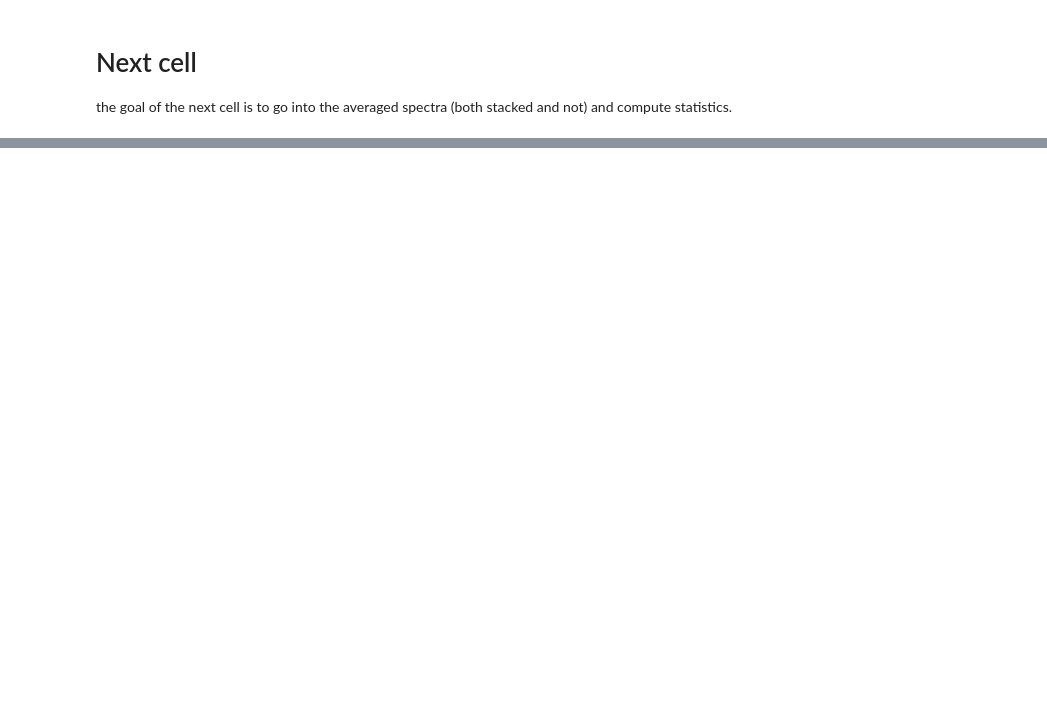
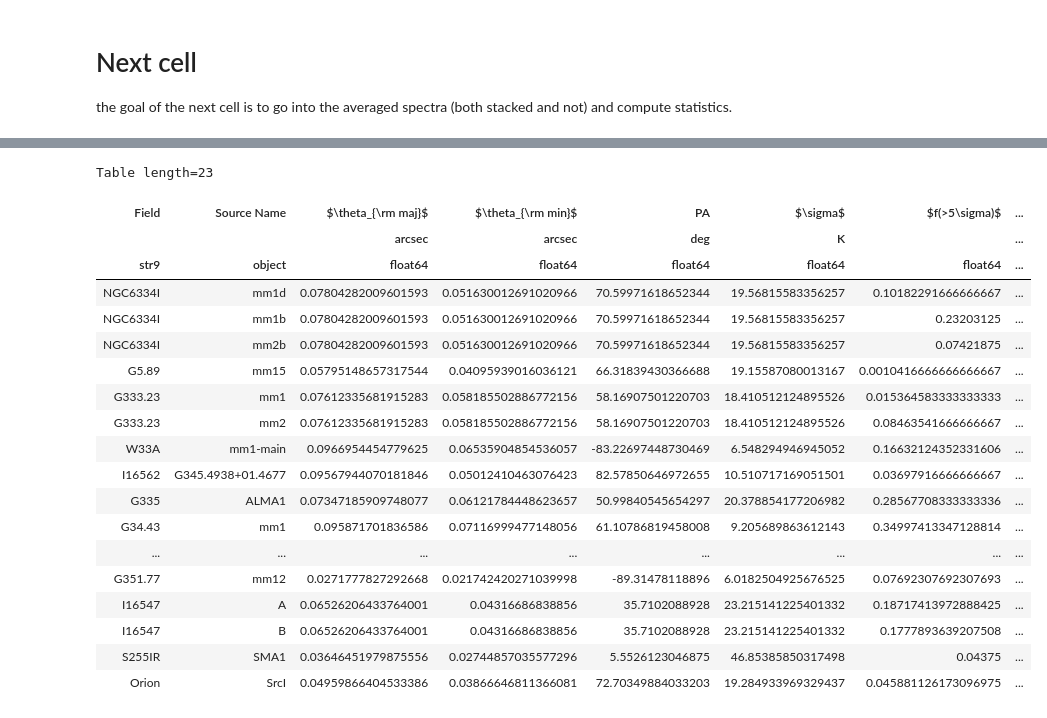
Before and after one commit to keflavich/saltmining, a Jupyter notebook: notebooks/SummarizeSanhueza.ipynb, the cells around one changed output, grey strips where cells are left out. Drawn from its saved outputs; the diff is of its cells as text; code cells hidden in the pictures; blank space fills up the shorter version.

```diff
--- a/notebooks/SummarizeSanhueza.ipynb
+++ b/notebooks/SummarizeSanhueza.ipynb
@@ -339,6 +487,6 @@ for row in tbl:
 # %%
 disk_name_mapping = {
-"NGC6334I_verysmall": "mm2b",
+"NGC6334I_verysmall": None,
 "NGC6334I_mm2b": "mm2b",
 "NGC6334I_mm1d": "mm1d",
 "NGC6334I_mm1b": "mm1b",
@@ -395,6 +543,10 @@ disk_name_mapping = {
 
 field_mapping = {
     'G333': 'G333.23',
+    'G11': 'G11.92',
+    'G351': 'G351.77',
+    's255ir': 'S255IR',
+    'orion': 'Orion',
 }
 # %%
 # This should be blank!!
@@ -422,9 +578,10 @@ latexdict['preamble'] = r'''
 latexdict['tablefoot'] = (r'''
 \par
 Observation properties.  The `Field' name indicates the region of the ALMA pointing.  The `Source Name' is the identifier of the disk candidate examined.
-$\theta$ gives the beam parameters.
+$\theta$ gives the beam parameters, with $\theta_{maj}$ [au] providing the physical size using the adopted distance.
 $\sigma$ is the average noise level of the field, which is averaged down by $N_{beams}^{1/2}$ to give $\sigma_{\rm avg}$, the noise level in the stacked spectrum.
 $f(>5\sigma)$ is the fraction of the stacked spectrum that is above five times $\sigma_{avg}$; it is used as a diagnostic of the line crowding in the spectrum covering 219.2--220.8 GHz, which is high for complex-molecule-rich regions.
+Section \ref{sec:COMS} provides additional details.
 ''')
 
 textbl=tbl.copy()
@@ -439,32 +596,59 @@ textbl[r"$\theta_{\rm maj}$"].unit = u.arcsec
 textbl.rename_column("bpa", "PA")
 textbl["PA"].unit = u.deg
 textbl.rename_column("field", "Field")
 textbl.rename_column("disk", "Source Name")
 textbl[r'$\sigma_{\rm avg}$'] = tbl['rmsK'] / tbl['nbeams_avgd']**0.5
 textbl[r'$\sigma_{\rm avg}$'].unit=u.K
 
 
 selrow = [ii for ii, row in enumerate(tbl) if disk_name_mapping[f"{row['field']}_{row['disk']}"] is not None]
 textbl['Field'] = [field_mapping[row['field']] if row['field'] in field_mapping else row['field'] for row in tbl]
 textbl['Source Name'] = [disk_name_mapping[f"{row['field']}_{row['disk']}"] for row in tbl]
 textbl = textbl[selrow]
 
 textbl[r'$\nu$ line'] = [nuline_dict[k1+k2]
                          if k1+k2 in nuline_dict
                          else nuline_dict[f'{k1} {k2}']
                          for k1,k2 in zip(textbl['Field'], textbl['Source Name'])]
+textbl['Distance'] = [distance_dict[k1+k2]
+                         if k1+k2 in distance_dict
+                         else distance_dict[f'{k1} {k2}']
+                         for k1,k2 in zip(textbl['Field'], textbl['Source Name'])]
+textbl['Distance'].unit = u.kpc
+distance_kpc = u.Quantity([float(x.strip(string.ascii_letters+"$^")) for x in textbl['Distance']], u.kpc)
 
 formats = {"$f(>5\sigma)$": lambda x: "{0:0.2f}".format(x),
            r"$N_{\rm beams}$": lambda x: f"{int(x):0d}",
            r"$\theta_{\rm min}$": lambda x:f"{x:0.3f}",
            r"$\theta_{\rm maj}$": lambda x:f"{x:0.3f}",
            "PA": lambda x:f"{x:0.1f}",
            r'$\sigma_{\rm avg}$': lambda x:f"{x:0.1f}",
            '$\sigma$': lambda x:f"{x:0.1f}",
           }
 
 
 textbl.write('data_summary.tex', format='ascii.latex', formats=formats, latexdict=latexdict, overwrite=True)
 textbl
+# %% [output]
+Table length=23
+| Field | Source Name | $\theta_{\rm maj}$ | $\theta_{\rm min}$ | PA | $\sigma$ | $f(>5\sigma)$ | ... |
+|  |  | arcsec | arcsec | deg | K |  | ... |
+| str9 | object | float64 | float64 | float64 | float64 | float64 | ... |
+| NGC6334I | mm1d | 0.07804282009601593 | 0.051630012691020966 | 70.59971618652344 | 19.56815583356257 | 0.10182291666666667 | ... |
+| NGC6334I | mm1b | 0.07804282009601593 | 0.051630012691020966 | 70.59971618652344 | 19.56815583356257 | 0.23203125 | ... |
+| NGC6334I | mm2b | 0.07804282009601593 | 0.051630012691020966 | 70.59971618652344 | 19.56815583356257 | 0.07421875 | ... |
+| G5.89 | mm15 | 0.05795148657317544 | 0.04095939016036121 | 66.31839430366688 | 19.15587080013167 | 0.0010416666666666667 | ... |
+| G333.23 | mm1 | 0.07612335681915283 | 0.058185502886772156 | 58.16907501220703 | 18.410512124895526 | 0.015364583333333333 | ... |
+| G333.23 | mm2 | 0.07612335681915283 | 0.058185502886772156 | 58.16907501220703 | 18.410512124895526 | 0.08463541666666667 | ... |
+| W33A | mm1-main | 0.0966954454779625 | 0.06535904854536057 | -83.22697448730469 | 6.548294946945052 | 0.16632124352331606 | ... |
+| I16562 | G345.4938+01.4677 | 0.09567944070181846 | 0.05012410463076423 | 82.57850646972655 | 10.510717169051501 | 0.03697916666666667 | ... |
+| G335 | ALMA1 | 0.07347185909748077 | 0.06121784448623657 | 50.99840545654297 | 20.378854177206982 | 0.28567708333333336 | ... |
+| G34.43 | mm1 | 0.095871701836586 | 0.07116999477148056 | 61.10786819458008 | 9.205689863612143 | 0.34997413347128814 | ... |
+| ... | ... | ... | ... | ... | ... | ... | ... |
+| G351.77 | mm12 | 0.0271777827292668 | 0.021742420271039998 | -89.31478118896 | 6.0182504925676525 | 0.07692307692307693 | ... |
+| I16547 | A | 0.06526206433764001 | 0.04316686838856 | 35.7102088928 | 23.215141225401332 | 0.18717413972888425 | ... |
+| I16547 | B | 0.06526206433764001 | 0.04316686838856 | 35.7102088928 | 23.215141225401332 | 0.1777893639207508 | ... |
+| S255IR | SMA1 | 0.03646451979875556 | 0.02744857035577296 | 5.5526123046875 | 46.85385850317498 | 0.04375 | ... |
+| Orion | SrcI | 0.04959866404533386 | 0.03866646811366081 | 72.70349884033203 | 19.284933969329437 | 0.045881126173096975 | ... |
 # %%
 textbl.colnames
```
Also changed, not shown: parts of 14 cells of this notebook, 7 other files.
